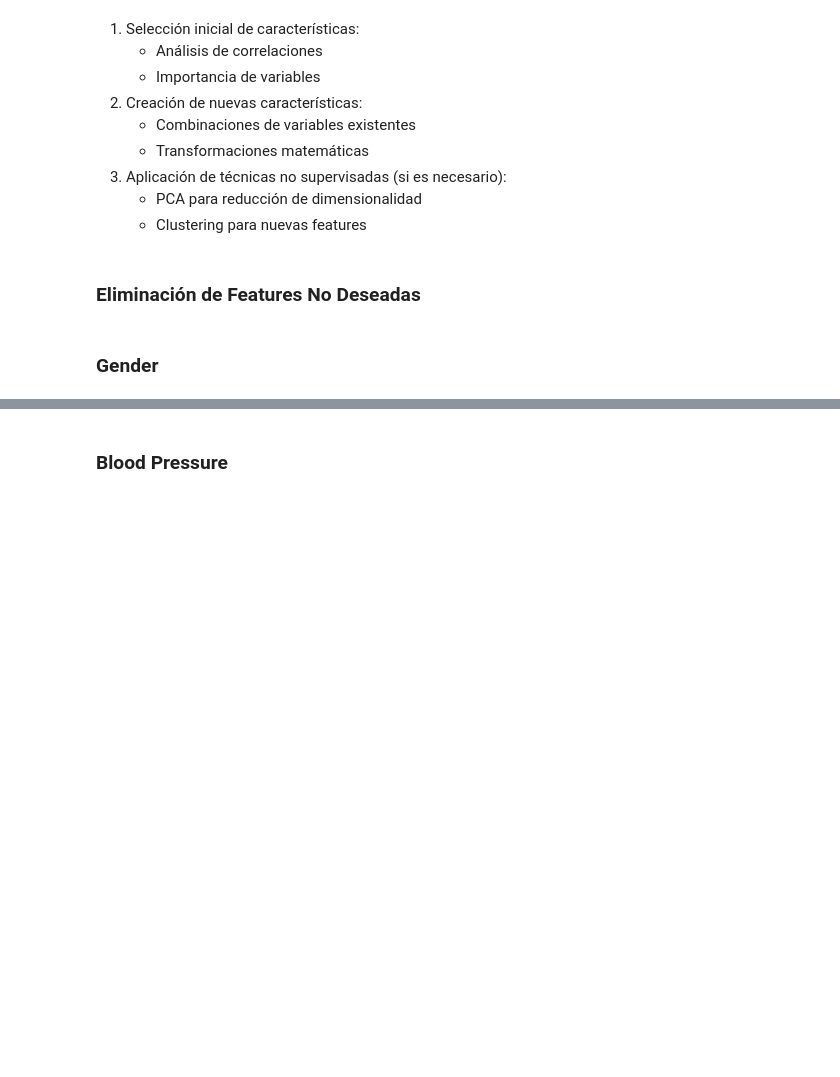
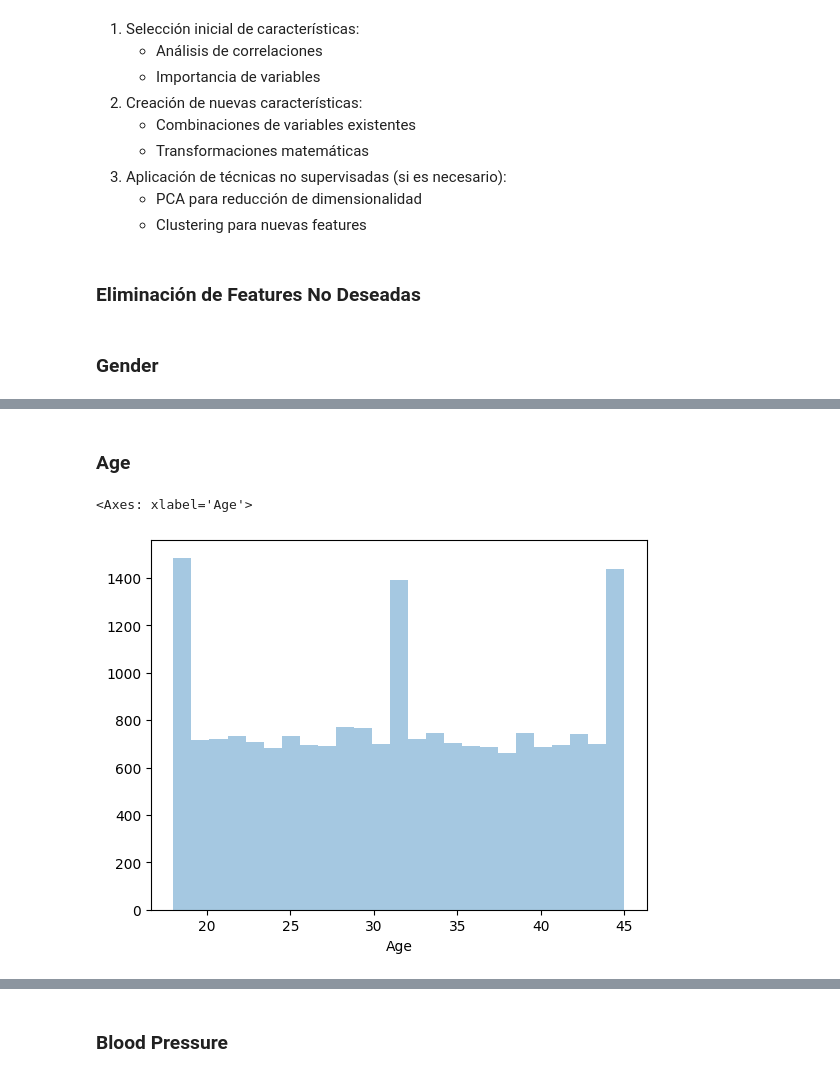
Before and after one commit to JuanManiglia/DS102024, a Jupyter notebook: 3-MachineLearning/10-Proyecto_ML/src/notebooks/limpieza.ipynb, the cells around one changed output, grey strips where cells are left out. Cells and saved outputs as stored; diff of their text form; code cells hidden in the pictures; blank space fills up the shorter version.

```diff
--- a/3-MachineLearning/10-Proyecto_ML/src/notebooks/limpieza.ipynb
+++ b/3-MachineLearning/10-Proyecto_ML/src/notebooks/limpieza.ipynb
@@ -239,0 +255,7 @@ df.drop(columns=['Discomfort Eye-strain', 'Redness in eye', 'Itchiness/Irritatio
+# %% [markdown]
+### Age
+# %%
+sns.distplot(df['Age'], kde=False)
+# %% [output]
+<Axes: xlabel='Age'>
+[figure, added]
```
Also changed, not shown: parts of 51 cells of this notebook, 1 other file.
